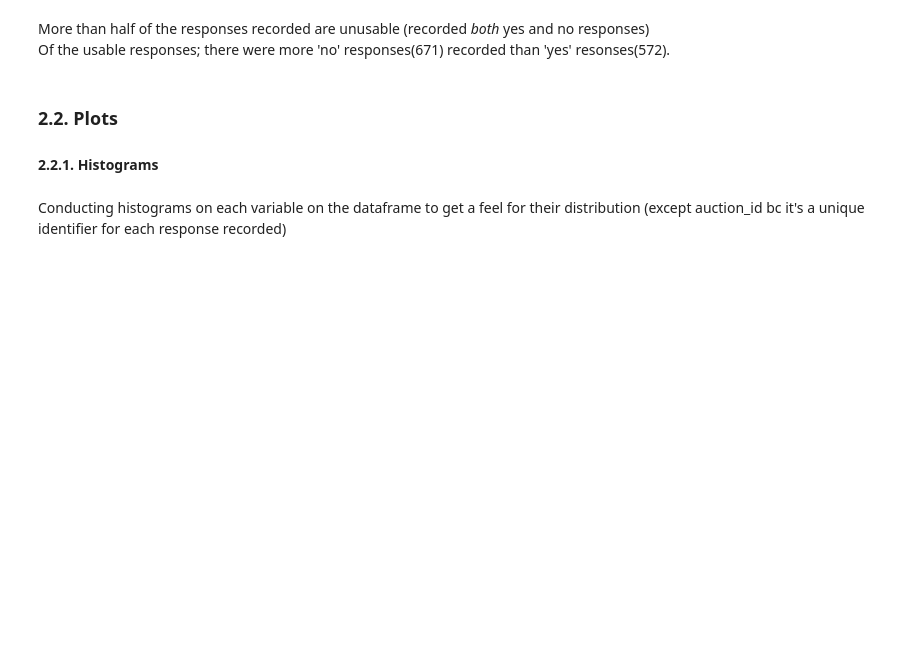
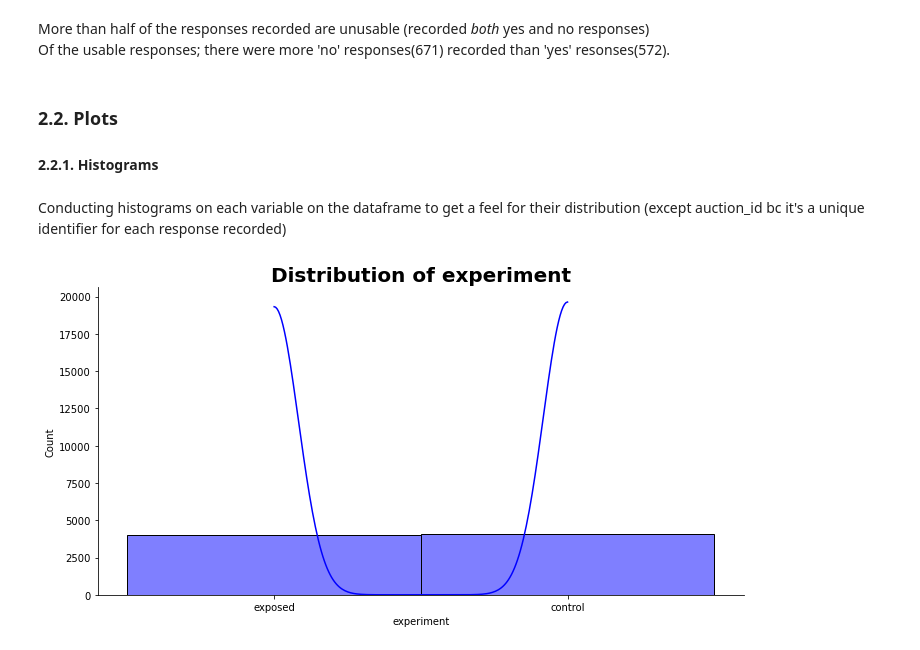
Before and after one commit to Group-6-10Academy/smart_ad_ABtesting, a Jupyter notebook: notebooks/new_EDA.ipynb, the cells around one changed output. Saved outputs shown, nothing was run; the diff lists cells and outputs as text; code cells hidden in the pictures; blank space fills up the shorter version.

Commit message:
updated histograms

```diff
--- a/notebooks/new_EDA.ipynb
+++ b/notebooks/new_EDA.ipynb
@@ -312,4 +312,8 @@ Of the usable responses; there were more 'no' responses(671) recorded than 'yes'
 # %% [markdown]
 Conducting histograms on each variable on the dataframe to get a feel for their distribution (except auction_id bc it's a unique identifier for each response recorded)
 # %%
-# histogram of
+# histogram of 'experiment' column
+
+VisualiseDf.plot_hist(raw,'experiment','blue')
+# %% [output]
+[figure, added]
```
Also changed, not shown: parts of 6 cells of this notebook.
